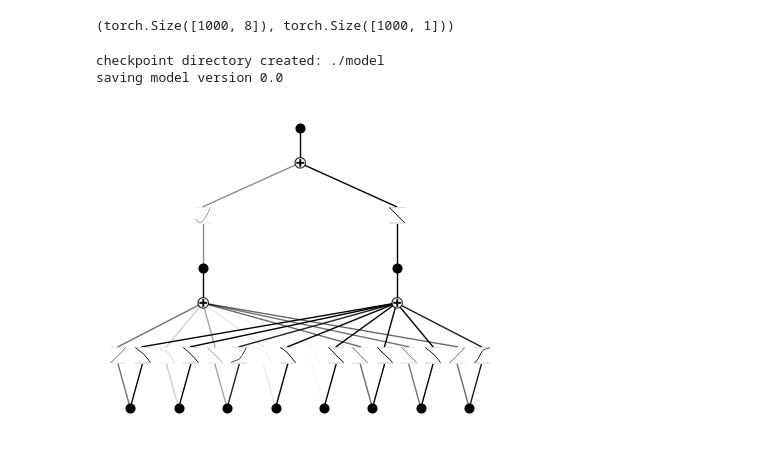
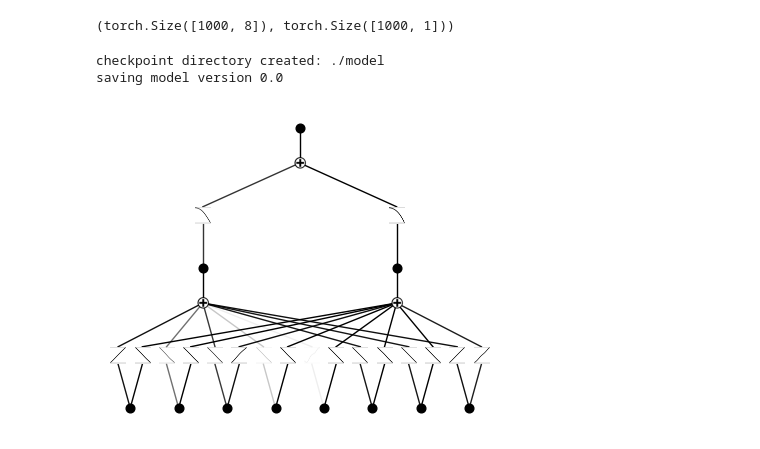
Before and after one commit to shdaig/NexusAriadne, a Jupyter notebook: kan_prod_group.ipynb, the cells around one changed output. Saved outputs shown, nothing was run; the diff lists cells and outputs as text; code cells hidden in the pictures.

Commit message:
grid range in test examples changed

```diff
--- a/kan_prod_group.ipynb
+++ b/kan_prod_group.ipynb
@@ -534,8 +613,8 @@ tensor([[[1., 0.]],
 # %% [markdown]
 ## $y = \frac{\frac{x_0}{x_1} + \frac{x_2}{x_3}}{\frac{x_4}{x_5} + \frac{x_6}{x_7}}$
 # %%
-end_range = 1.0
-start_range = 0.1
+end_range = 5.0
+start_range = 1.0
 num_samples = 1000
 x = (end_range - start_range) * torch.rand(num_samples + 200, 8) + start_range
 
@@ -556,13 +635,13 @@ dataset['train_input'].shape, dataset['train_label'].shape
 # %% [output]
 (torch.Size([1000, 8]), torch.Size([1000, 1]))
 # %%
-model = nexusKAN(width=[8, 2, 1], grid=5, k=3, seed=42, device=device)
+model = nexusKAN(width=[8, 2, 1], grid=5, k=3, seed=42, grid_range=[0.5, 6.0], device=device)
 model(dataset['train_input'])
 model.plot()
 # %% [output]
 checkpoint directory created: ./model
 saving model version 0.0
-[figure, old version]
+[figure, new version]
 # %%
 fit_model(model=model,
           dataset=dataset,
```
Also changed, not shown: parts of 31 cells of this notebook, 1 other file.
